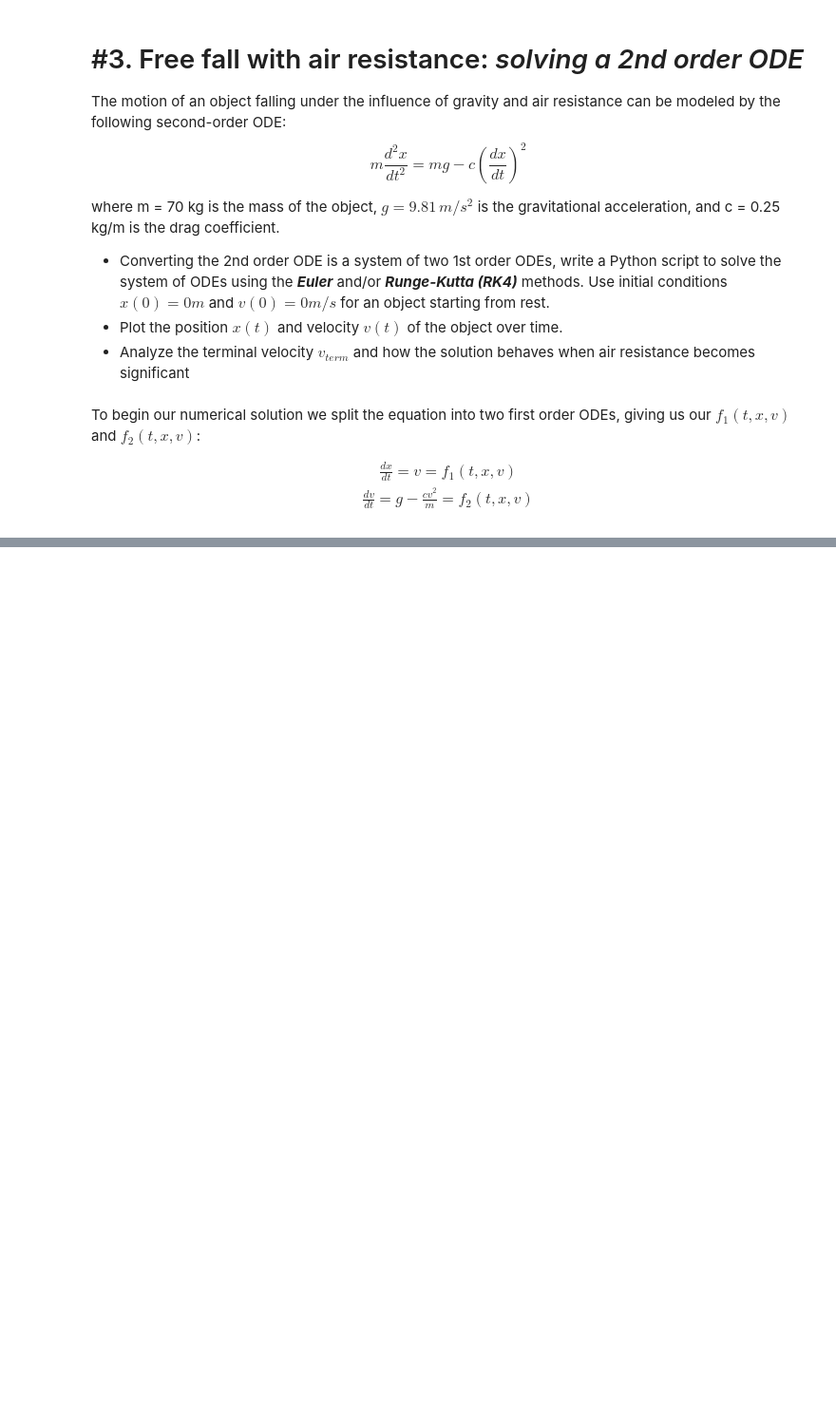
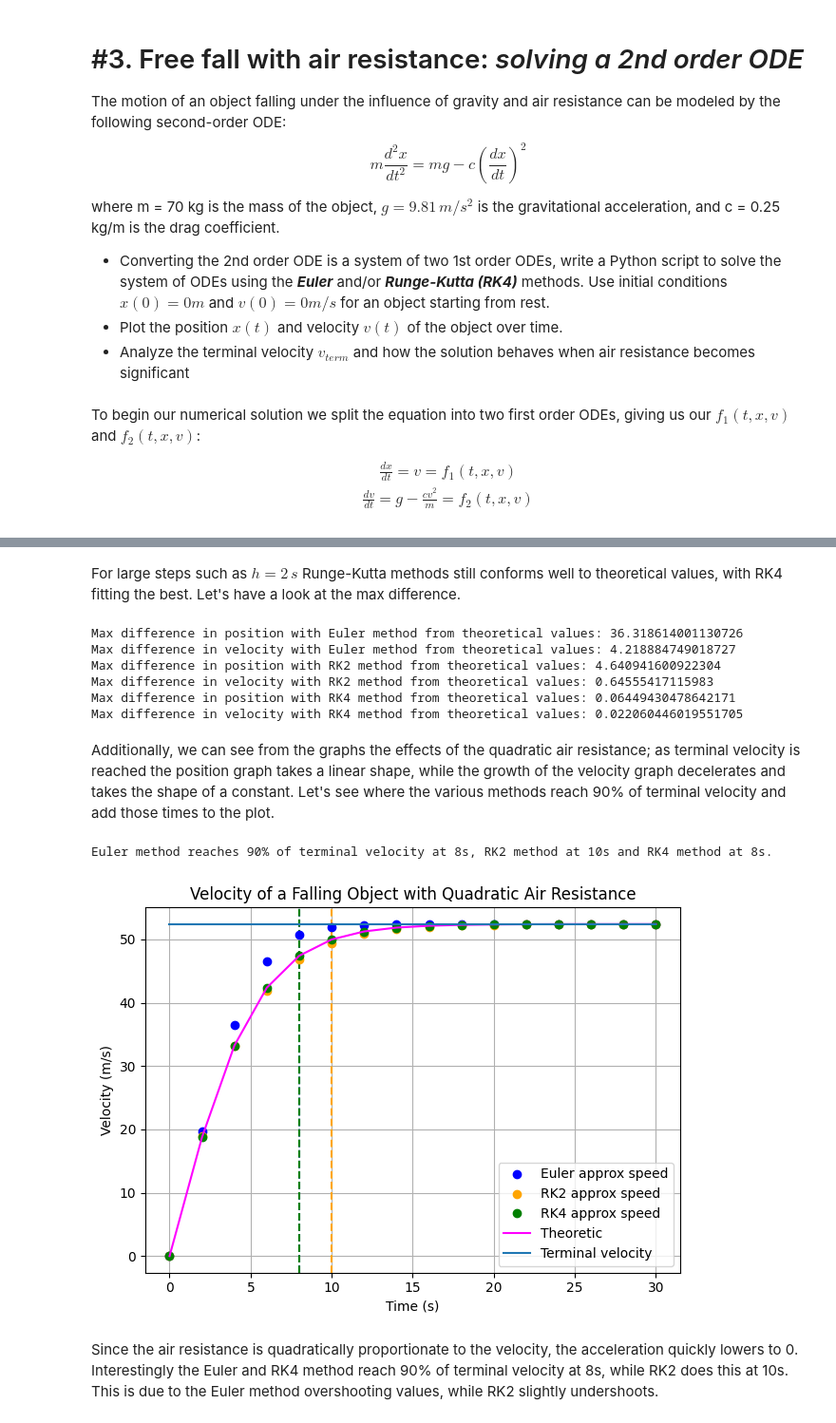
Before and after one commit to ersijo1/school, a Jupyter notebook: projects/assignment1_simon.ipynb, the cells around one changed output, grey strips where cells are left out. Shown at 95% size. Saved outputs shown, nothing was run; the diff lists cells and outputs as text; code cells hidden in the pictures; blank space fills up the shorter version.

```diff
--- a/projects/assignment1_simon.ipynb
+++ b/projects/assignment1_simon.ipynb
@@ -171,0 +202,46 @@ show_plot("Position of a Falling Object with Quadratic Air Resistance",
+# %% [markdown]
+For large steps such as $h = 2 \, s$ Runge-Kutta methods still conforms well to theoretical values, with RK4 fitting the best. Let's have a look at the max difference.
+# %%
+def get_max_diff_from_theoretical(txt, arr_tuple, array_index):
+    theoretic_vals = np.vectorize(lambda t : theoretic(t)[array_index])(t_array)
+    np_arr = np.array(arr_tuple[array_index])
+    max_index = np.argmax(np.abs(theoretic_vals - np_arr))
+    print(txt + str(abs(theoretic_vals[max_index] - np_arr[max_index])))
+
+get_max_diff_from_theoretical("Max difference in position with Euler method from theoretical values: ", euler_vals, 0)
+get_max_diff_from_theoretical("Max difference in velocity with Euler method from theoretical values: ", euler_vals, 1)
+get_max_diff_from_theoretical("Max difference in position with RK2 method from theoretical values: ", rk2_vals, 0)
+get_max_diff_from_theoretical("Max difference in velocity with RK2 method from theoretical values: ", rk2_vals, 1)
+get_max_diff_from_theoretical("Max difference in position with RK4 method from theoretical values: ", rk4_vals, 0)
+get_max_diff_from_theoretical("Max difference in velocity with RK4 method from theoretical values: ", rk4_vals, 1)
+# %% [output]
+Max difference in position with Euler method from theoretical values: 36.318614001130726
+Max difference in velocity with Euler method from theoretical values: 4.218884749018727
+Max difference in position with RK2 method from theoretical values: 4.640941600922304
+Max difference in velocity with RK2 method from theoretical values: 0.64555417115983
+Max difference in position with RK4 method from theoretical values: 0.06449430478642171
+Max difference in velocity with RK4 method from theoretical values: 0.022060446019551705
+# %% [markdown]
+Additionally, we can see from the graphs the effects of the quadratic air resistance; as terminal velocity is reached the position graph takes a linear shape, while the growth of the velocity graph decelerates and takes the shape of a constant. Let's see where the various methods reach 90% of terminal velocity and add those times to the plot.
+# %%
+def find_index_when_close_to_vt(arr):
+    for i in range(len(arr)):
+        if abs(arr[i] / terminal_velocity()) >= 0.9:
+            return i
+
+euler_index = find_index_when_close_to_vt(euler_vals[1])
+rk2_index = find_index_when_close_to_vt(rk2_vals[1])
+rk4_index = find_index_when_close_to_vt(rk4_vals[1])
+
+print(f"Euler method reaches 90% of terminal velocity at {t_array[euler_index]}s, RK2 method at {t_array[rk2_index]}s and RK4 method at {t_array[rk4_index]}s.")
+
+plt.figure(2)
+plt.axvline(x=t_array[euler_index], color=euler_color, linestyle="--")
+plt.axvline(x=t_array[rk2_index], color=rk2_color, linestyle="--")
+plt.axvline(x=t_array[rk4_index], color=rk4_color, linestyle="--")
+plot_velocity()
+# %% [output]
+Euler method reaches 90% of terminal velocity at 8s, RK2 method at 10s and RK4 method at 8s.
+[figure, added]
+# %% [markdown]
+Since the air resistance is quadratically proportionate to the velocity, the acceleration quickly lowers to 0. Interestingly the Euler and RK4 method reach 90% of terminal velocity at 8s, while RK2 does this at 10s. This is due to the Euler method overshooting values, while RK2 slightly undershoots.
```
Also changed, not shown: parts of 5 cells of this notebook.
